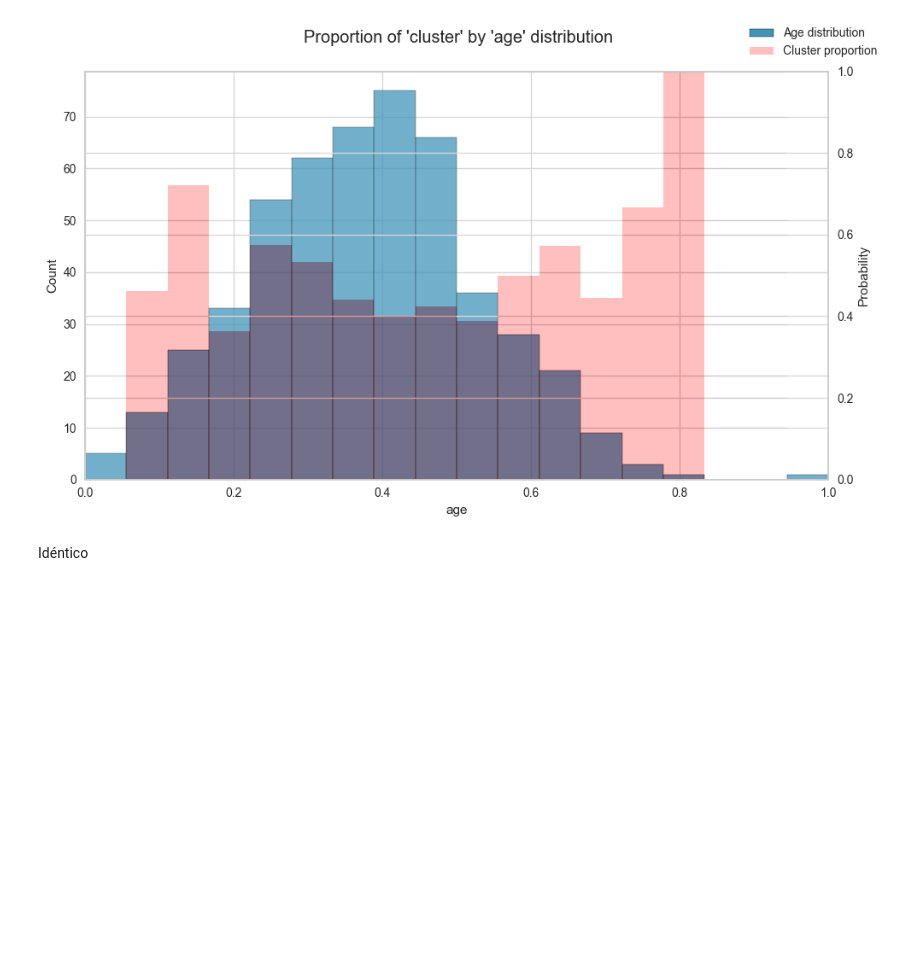
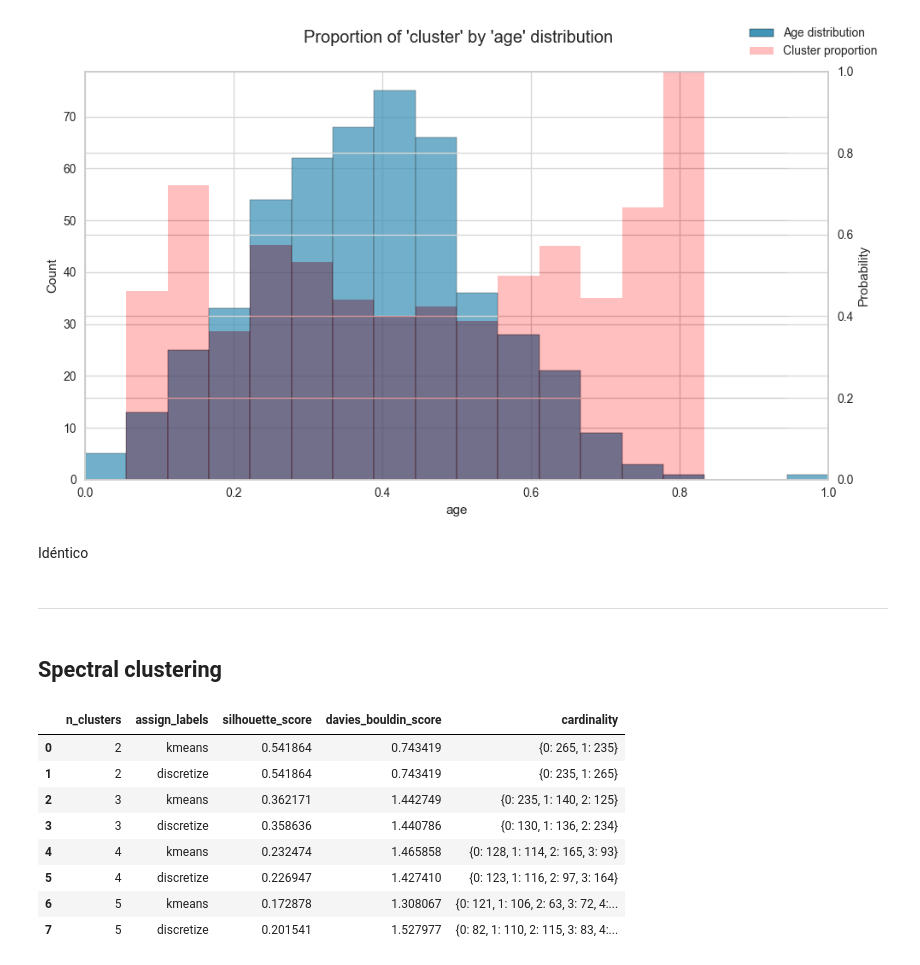
Before and after one commit to SupernovaIa/Project-ML-Clustering-Athletes, a Jupyter notebook: notebook/03-clustering.ipynb, the cells around one changed output. Saved outputs shown, nothing was run; the diff lists cells and outputs as text; code cells hidden in the pictures; blank space fills up the shorter version.

Commit message:
spectral clustering done

```diff
--- a/notebook/03-clustering.ipynb
+++ b/notebook/03-clustering.ipynb
@@ -269,3 +269,19 @@ plot_combined_target_distribution(df_agg, 'cluster', 'age', size=(10, 6))
 [figure]
 # %% [markdown]
 Idéntico
+# %% [markdown]
+---
+# %% [markdown]
+## Spectral clustering
+# %%
+spectral_methods(df_scaled)
+# %% [output]
+|  | n_clusters | assign_labels | silhouette_score | davies_bouldin_score | cardinality |
+| 0 | 2 | kmeans | 0.541864 | 0.743419 | {0: 265, 1: 235} |
+| 1 | 2 | discretize | 0.541864 | 0.743419 | {0: 235, 1: 265} |
+| 2 | 3 | kmeans | 0.362171 | 1.442749 | {0: 235, 1: 140, 2: 125} |
+| 3 | 3 | discretize | 0.358636 | 1.440786 | {0: 130, 1: 136, 2: 234} |
+| 4 | 4 | kmeans | 0.232474 | 1.465858 | {0: 128, 1: 114, 2: 165, 3: 93} |
+| 5 | 4 | discretize | 0.226947 | 1.427410 | {0: 123, 1: 116, 2: 97, 3: 164} |
+| 6 | 5 | kmeans | 0.172878 | 1.308067 | {0: 121, 1: 106, 2: 63, 3: 72, 4:... |
+| 7 | 5 | discretize | 0.201541 | 1.527977 | {0: 82, 1: 110, 2: 115, 3: 83, 4:... |
```
Also changed, not shown: parts of 3 cells of this notebook, 1 other file.
